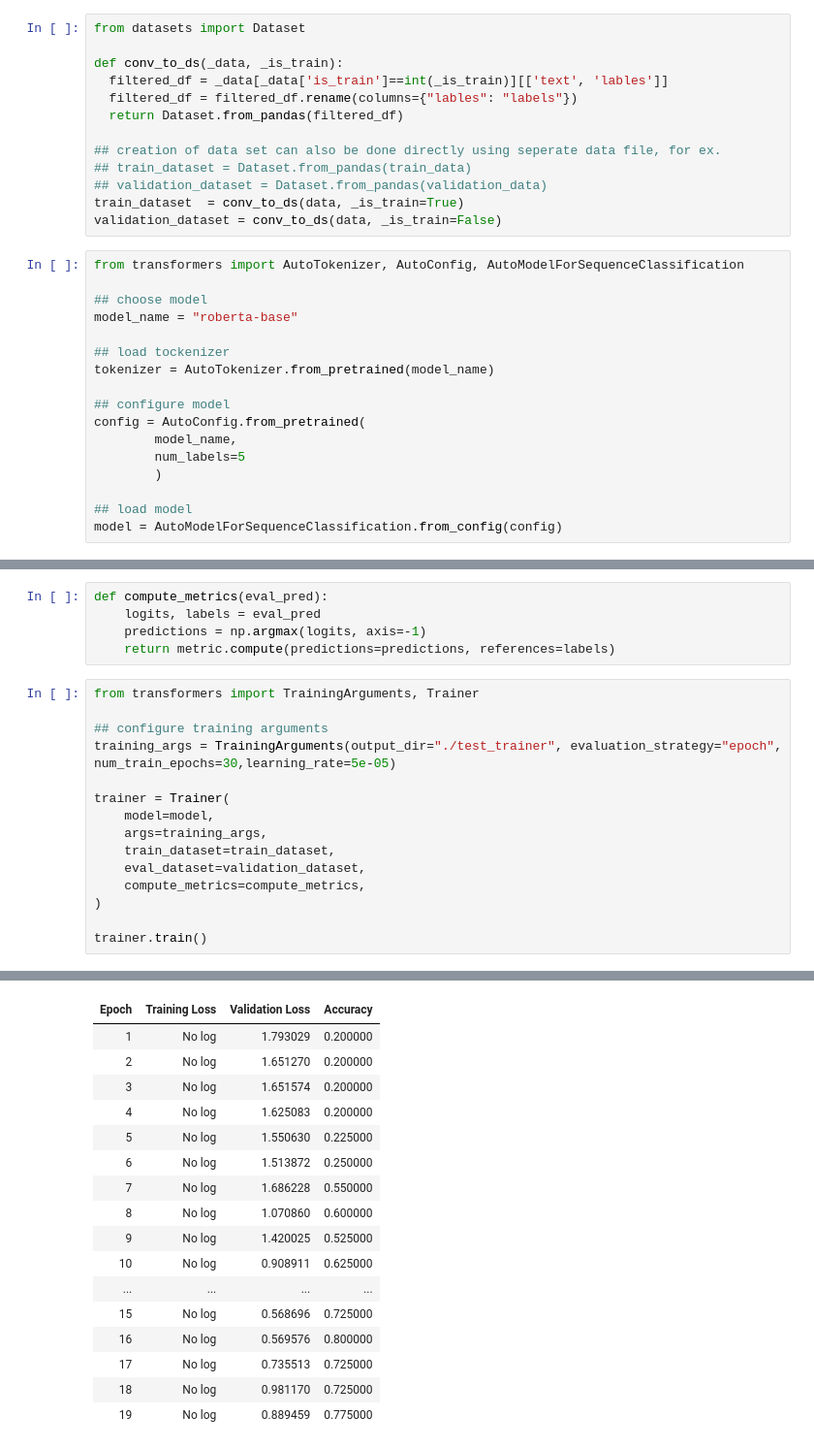
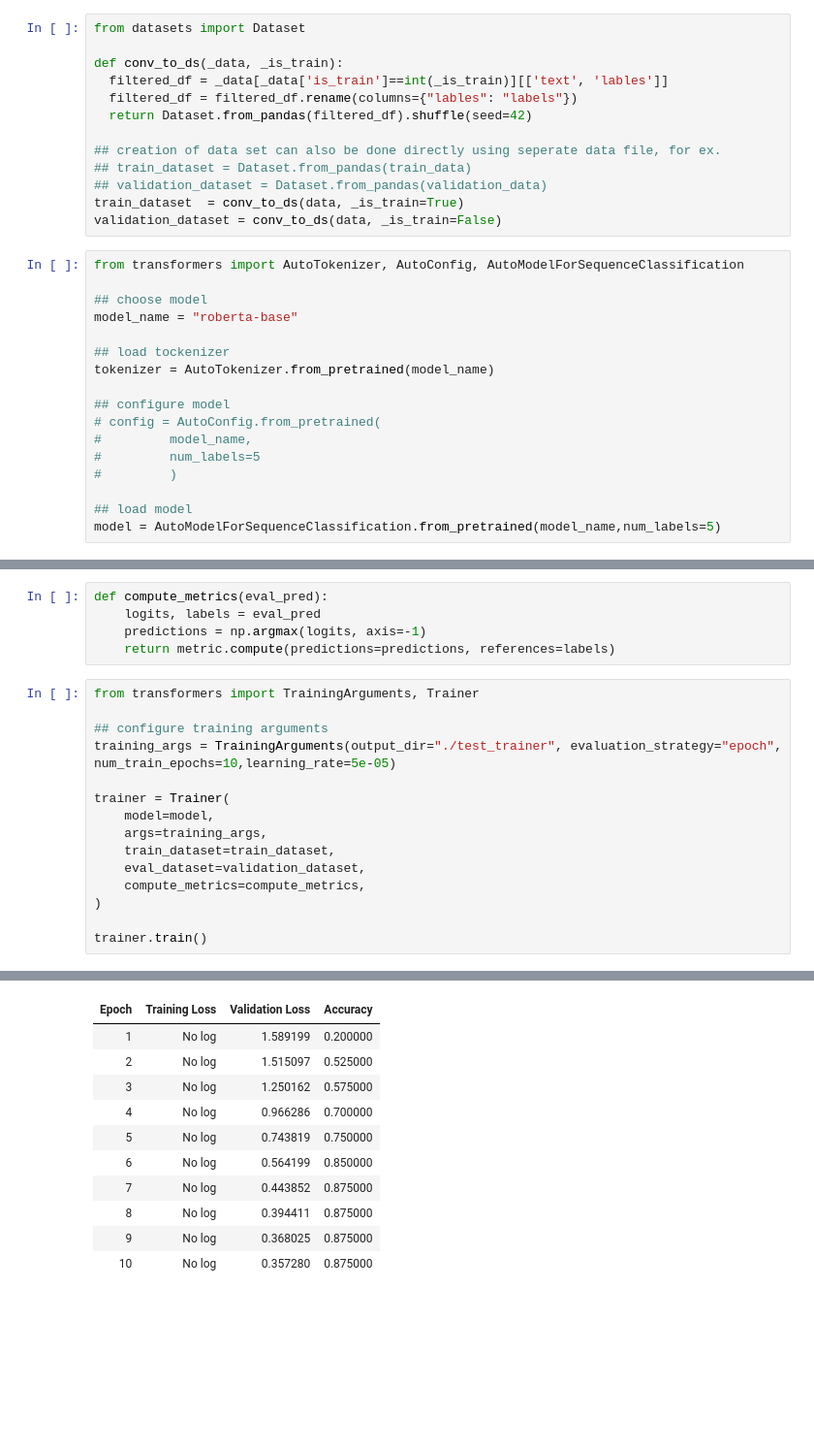
Before and after one commit to yonatanrtt/NER, a Jupyter notebook: dataset_train_with_roberta_base.ipynb, the cells around one changed output, grey strips where cells are left out. Shown at 97% size. Cells and saved outputs as stored; diff of their text form; blank space fills up the shorter version.

```diff
--- a/dataset_train_with_roberta_base.ipynb
+++ b/dataset_train_with_roberta_base.ipynb
@@ -13,7 +13,7 @@ from datasets import Dataset
 def conv_to_ds(_data, _is_train):
   filtered_df = _data[_data['is_train']==int(_is_train)][['text', 'lables']]
   filtered_df = filtered_df.rename(columns={"lables": "labels"})
-  return Dataset.from_pandas(filtered_df)
+  return Dataset.from_pandas(filtered_df).shuffle(seed=42)
 
 ## creation of data set can also be done directly using seperate data file, for ex.
 ## train_dataset = Dataset.from_pandas(train_data)
@@ -30,10 +30,10 @@ model_name = "roberta-base"
 tokenizer = AutoTokenizer.from_pretrained(model_name)
 
 ## configure model
-config = AutoConfig.from_pretrained(
-        model_name,
-        num_labels=5
-        )
+# config = AutoConfig.from_pretrained(
+#         model_name,
+#         num_labels=5
+#         )
 
 ## load model
-model = AutoModelForSequenceClassification.from_config(config)
+model = AutoModelForSequenceClassification.from_pretrained(model_name,num_labels=5)
@@ -60,7 +66,7 @@ def compute_metrics(eval_pred):
 from transformers import TrainingArguments, Trainer
 
 ## configure training arguments
-training_args = TrainingArguments(output_dir="./test_trainer", evaluation_strategy="epoch", num_train_epochs=30,learning_rate=5e-05)
+training_args = TrainingArguments(output_dir="./test_trainer", evaluation_strategy="epoch", num_train_epochs=10,learning_rate=5e-05)
 
 trainer = Trainer(
     model=model,
@@ -84,20 +90,14 @@ The following columns in the training set don't have a corresponding argument in
 | Epoch | Training Loss | Validation Loss | Accuracy |
-| 1 | No log | 1.793029 | 0.200000 |
-| 2 | No log | 1.651270 | 0.200000 |
-| 3 | No log | 1.651574 | 0.200000 |
-| 4 | No log | 1.625083 | 0.200000 |
-| 5 | No log | 1.550630 | 0.225000 |
-| 6 | No log | 1.513872 | 0.250000 |
-| 7 | No log | 1.686228 | 0.550000 |
-| 8 | No log | 1.070860 | 0.600000 |
-| 9 | No log | 1.420025 | 0.525000 |
-| 10 | No log | 0.908911 | 0.625000 |
-| ... | ... | ... | ... |
-| 15 | No log | 0.568696 | 0.725000 |
-| 16 | No log | 0.569576 | 0.800000 |
-| 17 | No log | 0.735513 | 0.725000 |
-| 18 | No log | 0.981170 | 0.725000 |
-| 19 | No log | 0.889459 | 0.775000 |
+| 1 | No log | 1.589199 | 0.200000 |
+| 2 | No log | 1.515097 | 0.525000 |
+| 3 | No log | 1.250162 | 0.575000 |
+| 4 | No log | 0.966286 | 0.700000 |
+| 5 | No log | 0.743819 | 0.750000 |
+| 6 | No log | 0.564199 | 0.850000 |
+| 7 | No log | 0.443852 | 0.875000 |
+| 8 | No log | 0.394411 | 0.875000 |
+| 9 | No log | 0.368025 | 0.875000 |
+| 10 | No log | 0.357280 | 0.875000 |
 The following columns in the evaluation set don't have a corresponding argument in `RobertaForSequenceClassification.forward` and have been ignored: __index_level_0__, text. If __index_level_0__, text ...
 ***** Running Evaluation *****
   Num examples = 40
```
Also changed, not shown: parts of 9 cells of this notebook.
